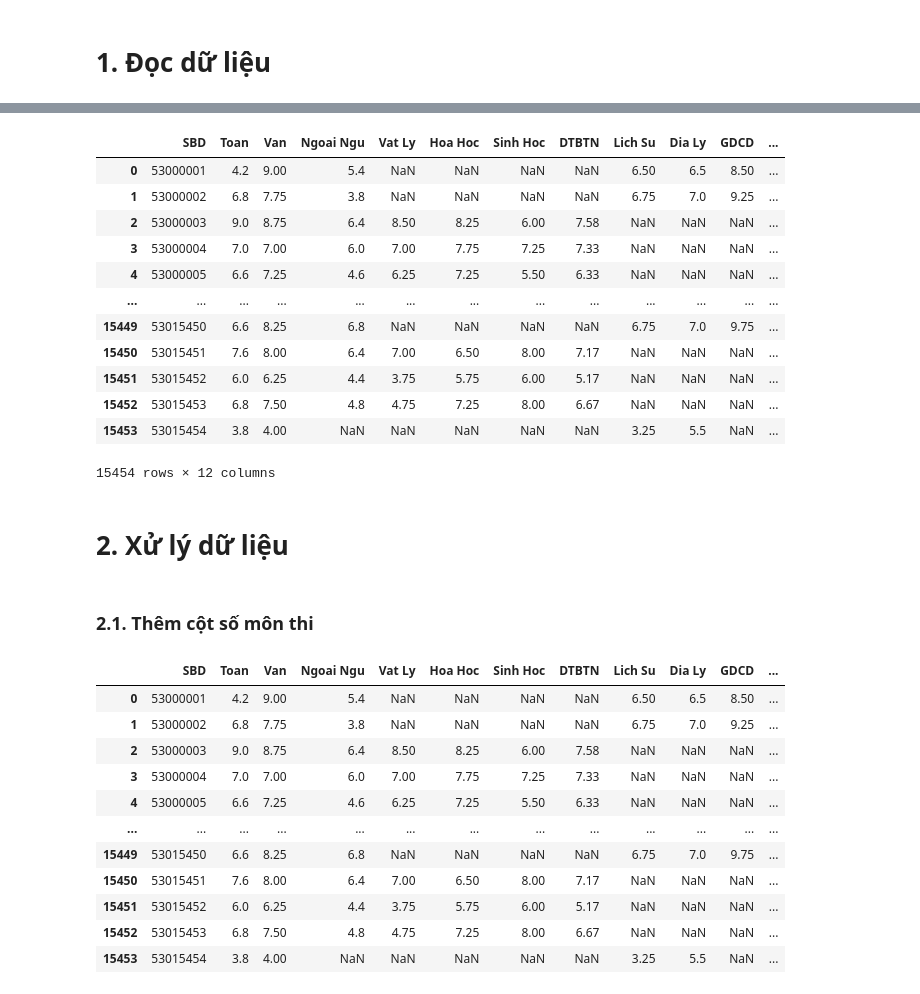
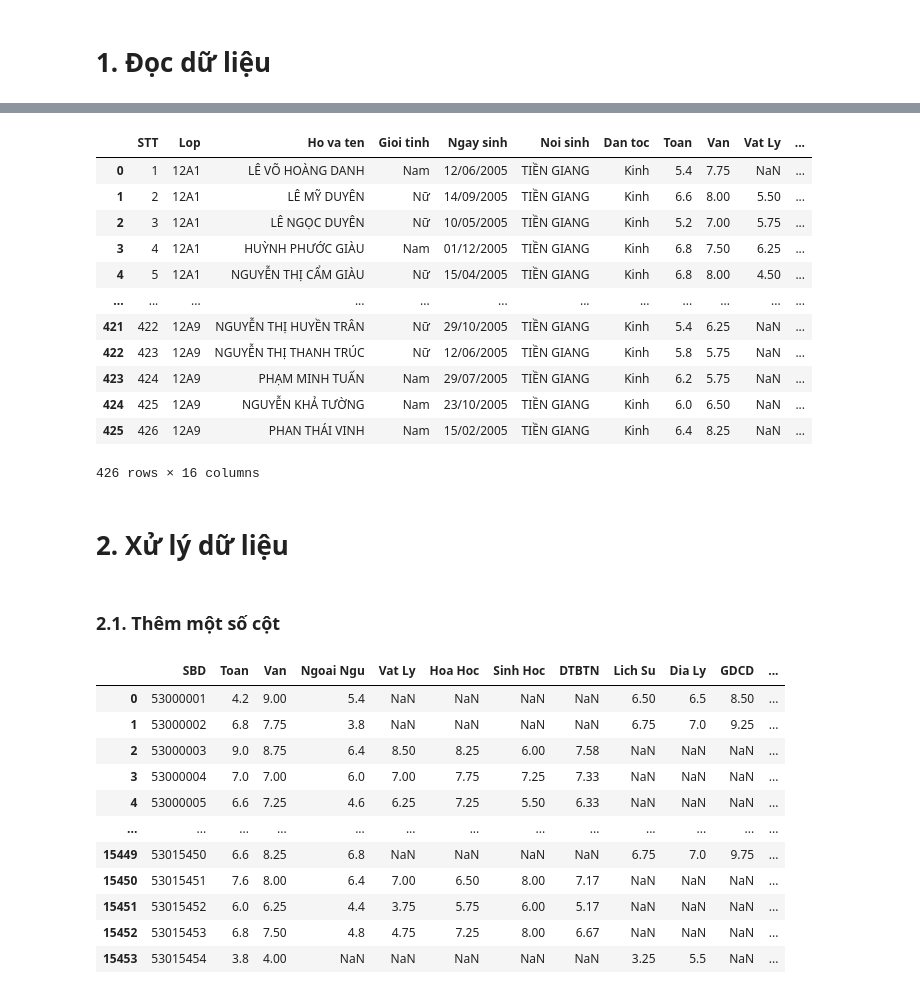
Before and after one commit to nauht1/ScoreAnalysisProject, a Jupyter notebook: Insight.ipynb, the cells around one changed output, grey strips where cells are left out. Cells and saved outputs as stored; diff of their text form; code cells hidden in the pictures.

```diff
--- a/Insight.ipynb
+++ b/Insight.ipynb
@@ -9,21 +25,23 @@ diemTG_raw = pd.read_csv('data_TienGiang.csv', encoding = 'utf-8')
-# %%
-diemTG_raw
-# %% [output]
-|  | SBD | Toan | Van | Ngoai Ngu | Vat Ly | Hoa Hoc | Sinh Hoc | DTBTN | Lich Su | Dia Ly | GDCD | ... |
-| 0 | 53000001 | 4.2 | 9.00 | 5.4 | NaN | NaN | NaN | NaN | 6.50 | 6.5 | 8.50 | ... |
-| 1 | 53000002 | 6.8 | 7.75 | 3.8 | NaN | NaN | NaN | NaN | 6.75 | 7.0 | 9.25 | ... |
-| 2 | 53000003 | 9.0 | 8.75 | 6.4 | 8.50 | 8.25 | 6.00 | 7.58 | NaN | NaN | NaN | ... |
-| 3 | 53000004 | 7.0 | 7.00 | 6.0 | 7.00 | 7.75 | 7.25 | 7.33 | NaN | NaN | NaN | ... |
-| 4 | 53000005 | 6.6 | 7.25 | 4.6 | 6.25 | 7.25 | 5.50 | 6.33 | NaN | NaN | NaN | ... |
-| ... | ... | ... | ... | ... | ... | ... | ... | ... | ... | ... | ... | ... |
-| 15449 | 53015450 | 6.6 | 8.25 | 6.8 | NaN | NaN | NaN | NaN | 6.75 | 7.0 | 9.75 | ... |
-| 15450 | 53015451 | 7.6 | 8.00 | 6.4 | 7.00 | 6.50 | 8.00 | 7.17 | NaN | NaN | NaN | ... |
-| 15451 | 53015452 | 6.0 | 6.25 | 4.4 | 3.75 | 5.75 | 6.00 | 5.17 | NaN | NaN | NaN | ... |
-| 15452 | 53015453 | 6.8 | 7.50 | 4.8 | 4.75 | 7.25 | 8.00 | 6.67 | NaN | NaN | NaN | ... |
-| 15453 | 53015454 | 3.8 | 4.00 | NaN | NaN | NaN | NaN | NaN | 3.25 | 5.5 | NaN | ... |
-15454 rows × 12 columns
+# %%
+#Đọc dữ liệu điểm của trường Phan Việt Thống
+diemPVT_raw = pd.read_excel('data_PhanVietThong.xls')
+diemPVT_raw
+# %% [output]
+|  | STT | Lop | Ho va ten | Gioi tinh | Ngay sinh | Noi sinh | Dan toc | Toan | Van | Vat Ly | ... |
+| 0 | 1 | 12A1 | LÊ VÕ HOÀNG DANH | Nam | 12/06/2005 | TIỀN GIANG | Kinh | 5.4 | 7.75 | NaN | ... |
+| 1 | 2 | 12A1 | LÊ MỸ DUYÊN | Nữ | 14/09/2005 | TIỀN GIANG | Kinh | 6.6 | 8.00 | 5.50 | ... |
+| 2 | 3 | 12A1 | LÊ NGỌC DUYÊN | Nữ | 10/05/2005 | TIỀN GIANG | Kinh | 5.2 | 7.00 | 5.75 | ... |
+| 3 | 4 | 12A1 | HUỲNH PHƯỚC GIÀU | Nam | 01/12/2005 | TIỀN GIANG | Kinh | 6.8 | 7.50 | 6.25 | ... |
+| 4 | 5 | 12A1 | NGUYỄN THỊ CẨM GIÀU | Nữ | 15/04/2005 | TIỀN GIANG | Kinh | 6.8 | 8.00 | 4.50 | ... |
+| ... | ... | ... | ... | ... | ... | ... | ... | ... | ... | ... | ... |
+| 421 | 422 | 12A9 | NGUYỄN THỊ HUYỀN TRÂN | Nữ | 29/10/2005 | TIỀN GIANG | Kinh | 5.4 | 6.25 | NaN | ... |
+| 422 | 423 | 12A9 | NGUYỄN THỊ THANH TRÚC | Nữ | 12/06/2005 | TIỀN GIANG | Kinh | 5.8 | 5.75 | NaN | ... |
+| 423 | 424 | 12A9 | PHẠM MINH TUẤN | Nam | 29/07/2005 | TIỀN GIANG | Kinh | 6.2 | 5.75 | NaN | ... |
+| 424 | 425 | 12A9 | NGUYỄN KHẢ TƯỜNG | Nam | 23/10/2005 | TIỀN GIANG | Kinh | 6.0 | 6.50 | NaN | ... |
+| 425 | 426 | 12A9 | PHAN THÁI VINH | Nam | 15/02/2005 | TIỀN GIANG | Kinh | 6.4 | 8.25 | NaN | ... |
+426 rows × 16 columns
 # %% [markdown]
 # 2. Xử lý dữ liệu
-# %% [markdown]
-### 2.1. Thêm cột số môn thi
+# %% [markdown]
+### 2.1. Thêm một số cột
 # %%
```
Also changed, not shown: parts of 16 cells of this notebook, 2 other files.
